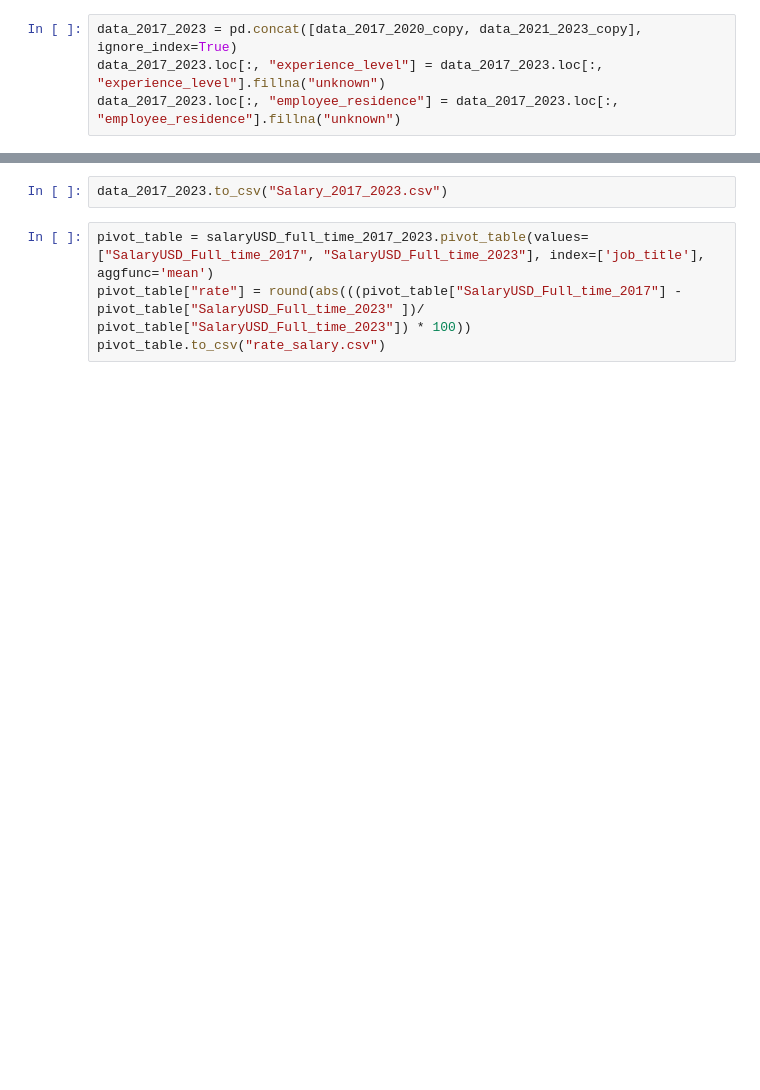
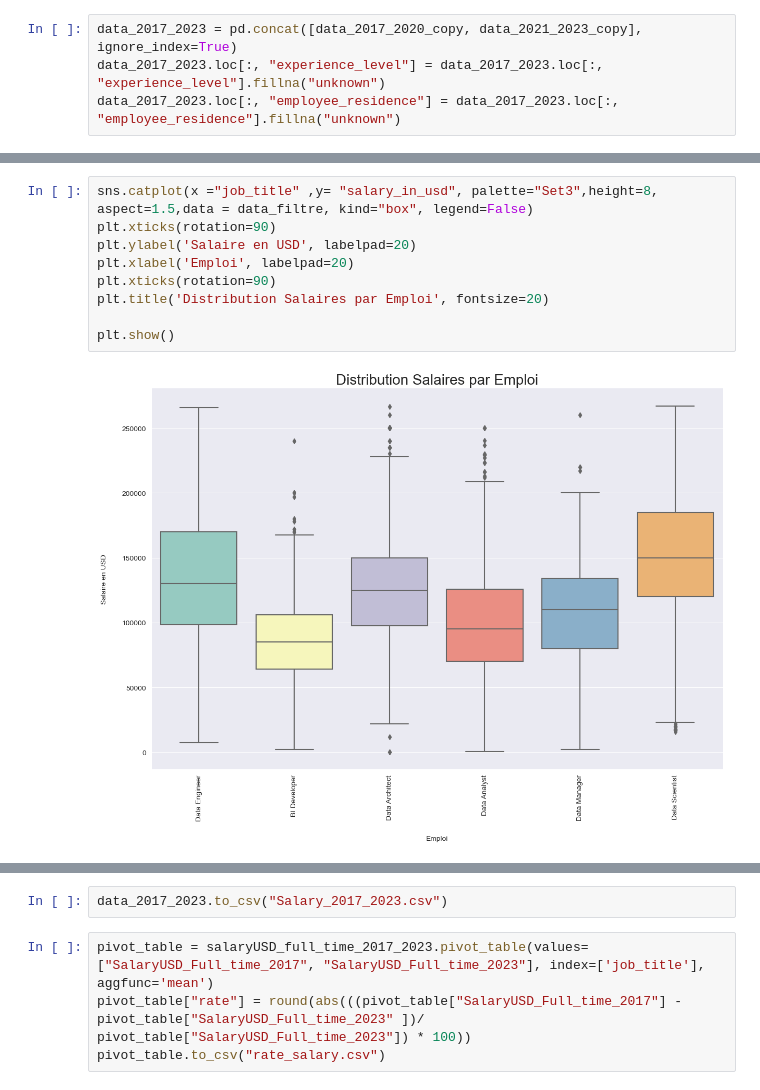
Before and after one commit to mathieuVdn/brief_2_salary_data, a Jupyter notebook: brief_2_salary_data.ipynb, the cells around one changed output, grey strips where cells are left out. Cells and saved outputs as stored; diff of their text form; blank space fills up the shorter version.

```diff
--- a/brief_2_salary_data.ipynb
+++ b/brief_2_salary_data.ipynb
@@ -149,0 +139,11 @@ plt.show()
+# %%
+sns.catplot(x ="job_title" ,y= "salary_in_usd", palette="Set3",height=8, aspect=1.5,data = data_filtre, kind="box", legend=False)
+plt.xticks(rotation=90)
+plt.ylabel('Salaire en USD', labelpad=20)
+plt.xlabel('Emploi', labelpad=20)
+plt.xticks(rotation=90)
+plt.title('Distribution Salaires par Emploi', fontsize=20)
+
+plt.show()
+# %% [output]
+[figure, added]
```
Also changed, not shown: parts of 37 cells of this notebook, 3 other files.
